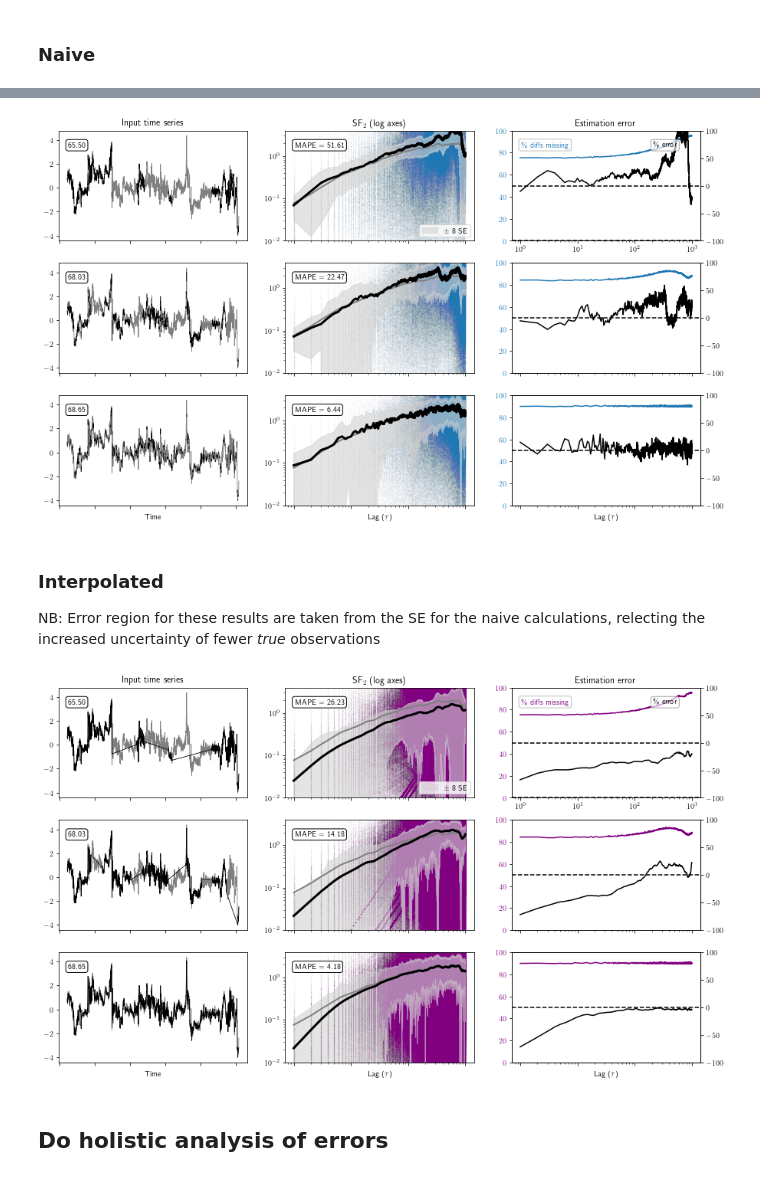
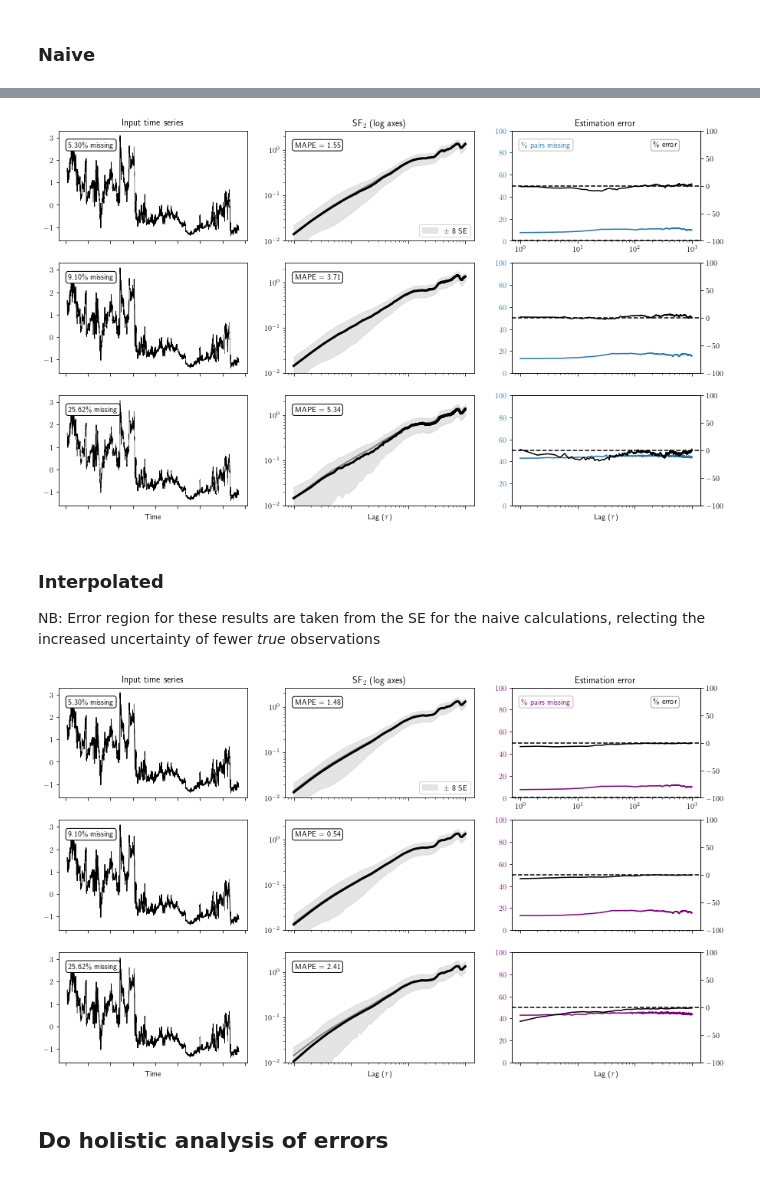
Before and after one commit to daniel-wrench/time_series_analysis, a Jupyter notebook: sf_funcs_demo.ipynb, the cells around one changed output, grey strips where cells are left out. Saved outputs shown, nothing was run; the diff lists cells and outputs as text; code cells hidden in the pictures.

```diff
--- a/sf_funcs_demo.ipynb
+++ b/sf_funcs_demo.ipynb
@@ -185,7 +172,7 @@ Number of standardised intervals: 12
 # lags = np.unique(vals.astype(int))
 lags = np.arange(1, 0.25 * len(good_inputs_list[0]))
 powers = [2]
-times_to_gap = 10
+times_to_gap = 3
 
 good_outputs_list = []
 all_bad_inputs_list = []
@@ -283,21 +295,21 @@ Nominal ratio: 1.1%`
 # %%
 # Check results, for a given clean input
 
-input_ind = 5
+input_ind = 10
 n = 3
 
 sf.plot_sample(
     good_inputs_list,
     good_outputs_list,
     all_bad_inputs_list,
     all_bad_outputs_list,
     "C0",
     input_ind,
-    n,
+    3,
     False,
 )
 # %% [output]
-[figure, old version]
+[figure, new version]
 # %% [markdown]
 ### Interpolated
 NB: Error region for these results are taken from the SE for the naive calculations, relecting the increased uncertainty of fewer *true* observations
@@ -313,7 +325,7 @@ sf.plot_sample(
     False,
 )
 # %% [output]
-[figure, old version]
+[figure, new version]
 # %% [markdown]
 ## Do holistic analysis of errors
 # %%
```
Also changed, not shown: parts of 24 cells of this notebook, 1 other file.
